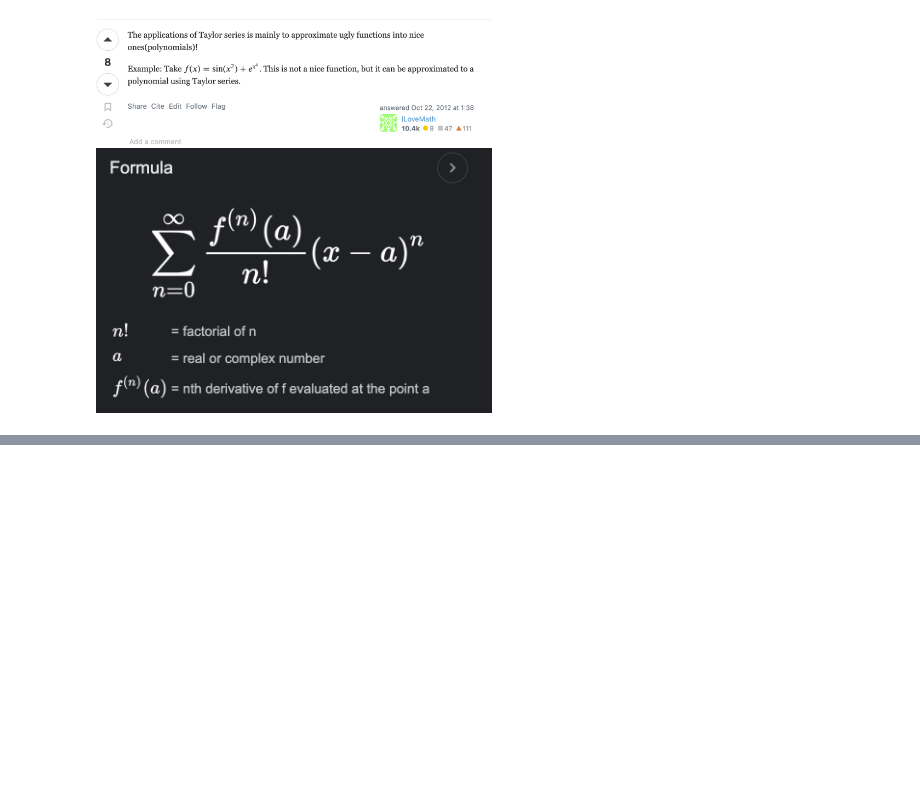
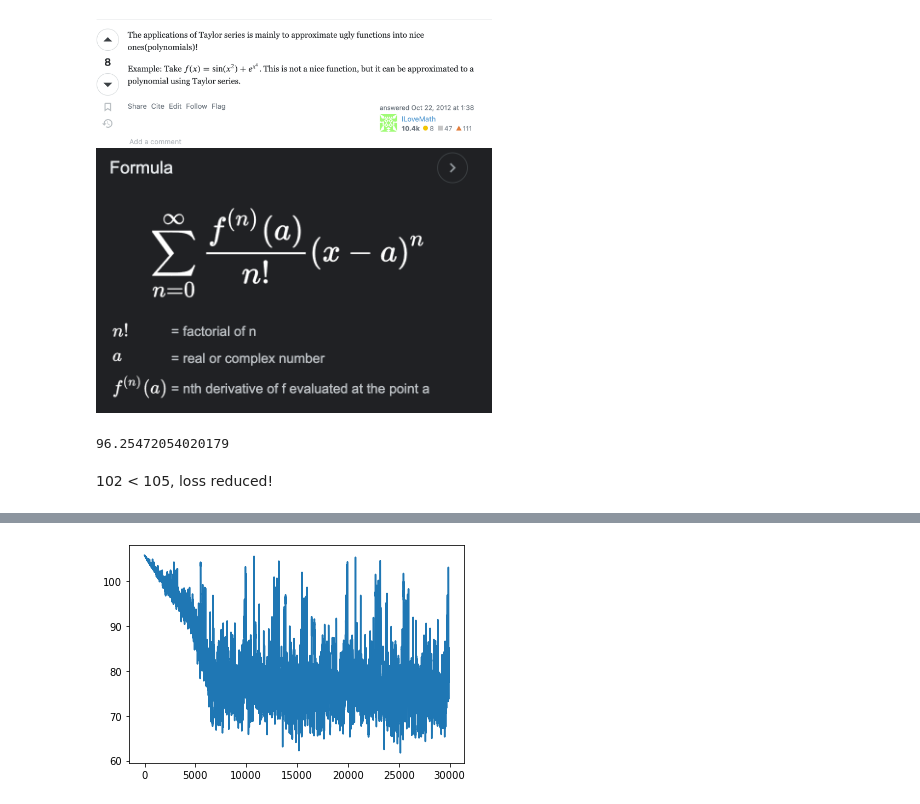
Before and after one commit to arun477/miniai, a Jupyter notebook: nlp/vanilla_RNN_v2.ipynb, the cells around one changed output, grey strips where cells are left out. Drawn from its saved outputs; the diff is of its cells as text; code cells hidden in the pictures; blank space fills up the shorter version.

```diff
--- a/nlp/vanilla_RNN_v2.ipynb
+++ b/nlp/vanilla_RNN_v2.ipynb
@@ -61,6 +65,6 @@ vocab size:103, data char size: 1845065
 # %%
 max_sz = 10000
-txts = txts[:max_sz]
+# txts = txts[:max_sz]
 vocab = list(set(txts))
 vocab_sz, n_char = len(vocab),len(txts)
 print(f'vocab size:{vocab_sz}, data char size: {n_char}')
@@ -215,0 +254,15 @@ https://math.stackexchange.com/questions/218421/what-are-the-practical-applicati
+# %%
+loss,allhs,alllogits,allps,alleles = forward(inputs, targets)
+dwxh,dwhh,dwhy,dbh,dby,hrprev = calc_grad(inputs, targets, allhs, alllogits, allps, alleles)
+# %%
+# update params based on graident
+lr = 1e-1
+for param,dparam in zip([wxh,whh,why,bh,by], [dwxh, dwhh, dwhy, dbh, dby]):
+    param -= lr*dparam
+# %%
+loss,*_ = forward(inputs, targets)
+loss
+# %% [output]
+96.25472054020179
+# %% [markdown]
+102 < 105, loss reduced!
@@ -215,0 +272,24 @@ https://math.stackexchange.com/questions/218421/what-are-the-practical-applicati
+# %%
+wxh = np.random.randn(hidden_sz,input_sz)*0.01
+whh = np.random.randn(hidden_sz, hidden_sz)*0.01
+why = np.random.randn(vocab_sz, hidden_sz)*0.01
+bh = np.zeros((hidden_sz, 1))
+by = np.zeros((vocab_sz, 1))
+lr = 1e-4
+n_epochs = 3
+mbar = master_bar(range(n_epochs))
+losses = []
+for epoch in mbar:
+    dls = get_dls(txts, n_char, seq_sz)
+    dls = [i for i in dls]
+    for inputs,targets in progress_bar(dls, parent=mbar, leave=False):
+            loss,allhs,alllogits,allps,alleles = forward(inputs, targets)
+            dwxh,dwhh,dwhy,dbh,dby,hrprev = calc_grad(inputs, targets, allhs, alllogits, allps, alleles)
+            # update params based on graident
+            for param,dparam in zip([wxh,whh,why,bh,by], [dwxh, dwhh, dwhy, dbh, dby]):
+                param += -lr*dparam
+            losses.append(loss)
+
+plt.plot(range(len(losses)), losses)
+print(f'loss:{loss:.3f}')
+# %% [output]
@@ -215,0 +297 @@ https://math.stackexchange.com/questions/218421/what-are-the-practical-applicati
+[figure, added]
```
Also changed, not shown: parts of 11 cells of this notebook, 5 other files.
